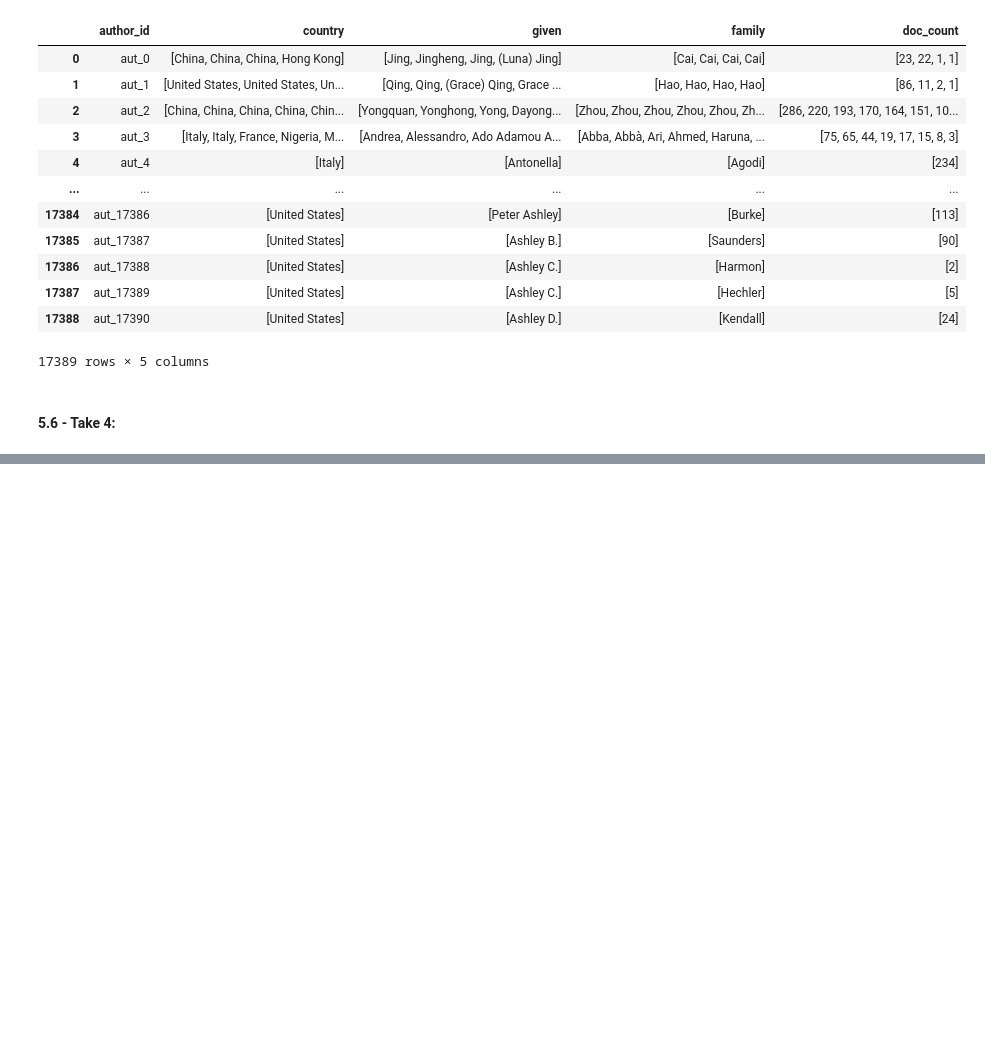
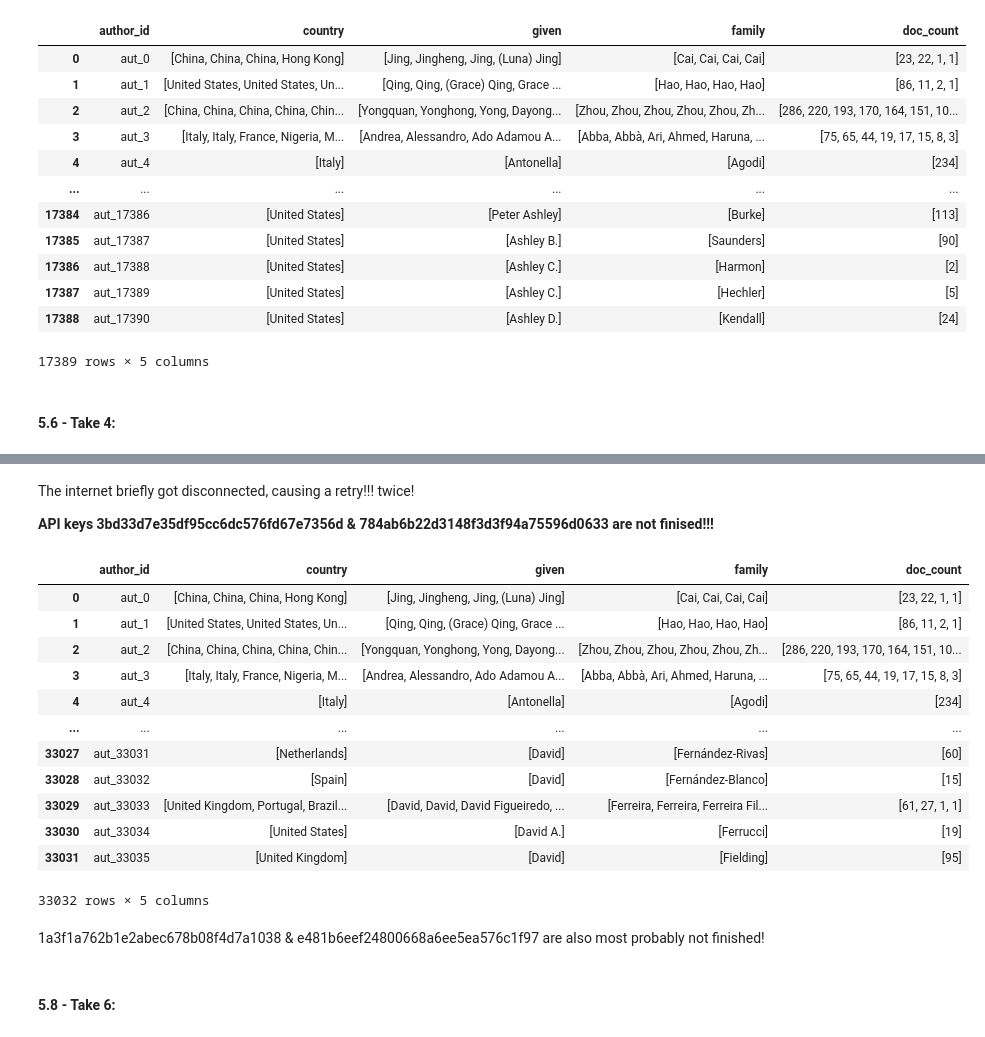
Before and after one commit to Oz-like-the-Wizard/Investigating-the-delay-times-in-academic-publishing, a Jupyter notebook: part7d-creating_author_df.ipynb, the cells around one changed output, grey strips where cells are left out. Saved outputs shown, nothing was run; the diff lists cells and outputs as text; code cells hidden in the pictures; blank space fills up the shorter version.

```diff
--- a/part7d-creating_author_df.ipynb
+++ b/part7d-creating_author_df.ipynb
@@ -2065,0 +2142,2 @@ for auth_id in first_author_input_dict_take4:
+# %%
+first_author_input_dict_take5 = q1_first_author_df.drop(["aut_4915", "aut_14163", "aut_18315", "aut_23897","aut_112348", "aut_48200", "aut_124149"])[["new_given","new_family","SA_list"]][18313:].to_dict("index")
@@ -2065,0 +2230,22 @@ for auth_id in first_author_input_dict_take4:
+# %% [markdown]
+The internet briefly got disconnected, causing a retry!!! twice!
+
+__API keys 3bd33d7e35df95cc6dc576fd67e7356d & 784ab6b22d3148f3d3f94a75596d0633 are not finised!!!__
+# %%
+pd.DataFrame(author_out_list)
+# %% [output]
+|  | author_id | country | given | family | doc_count |
+| 0 | aut_0 | [China, China, China, Hong Kong] | [Jing, Jingheng, Jing, (Luna) Jing] | [Cai, Cai, Cai, Cai] | [23, 22, 1, 1] |
+| 1 | aut_1 | [United States, United States, Un... | [Qing, Qing, (Grace) Qing, Grace ... | [Hao, Hao, Hao, Hao] | [86, 11, 2, 1] |
+| 2 | aut_2 | [China, China, China, China, Chin... | [Yongquan, Yonghong, Yong, Dayong... | [Zhou, Zhou, Zhou, Zhou, Zhou, Zh... | [286, 220, 193, 170, 164, 151, 10... |
+| 3 | aut_3 | [Italy, Italy, France, Nigeria, M... | [Andrea, Alessandro, Ado Adamou A... | [Abba, Abbà, Ari, Ahmed, Haruna, ... | [75, 65, 44, 19, 17, 15, 8, 3] |
+| 4 | aut_4 | [Italy] | [Antonella] | [Agodi] | [234] |
+| ... | ... | ... | ... | ... | ... |
+| 33027 | aut_33031 | [Netherlands] | [David] | [Fernández-Rivas] | [60] |
+| 33028 | aut_33032 | [Spain] | [David] | [Fernández-Blanco] | [15] |
+| 33029 | aut_33033 | [United Kingdom, Portugal, Brazil... | [David, David, David Figueiredo, ... | [Ferreira, Ferreira, Ferreira Fil... | [61, 27, 1, 1] |
+| 33030 | aut_33034 | [United States] | [David A.] | [Ferrucci] | [19] |
+| 33031 | aut_33035 | [United Kingdom] | [David] | [Fielding] | [95] |
+33032 rows × 5 columns
+# %% [markdown]
+1a3f1a762b1e2abec678b08f4d7a1038 & e481b6eef24800668a6ee5ea576c1f97 are also most probably not finished!
@@ -2065,0 +2258,2 @@ for auth_id in first_author_input_dict_take4:
+# %% [markdown]
+#### 5.8 - Take 6:
```
Also changed, not shown: parts of 51 cells of this notebook, 5 other files.
